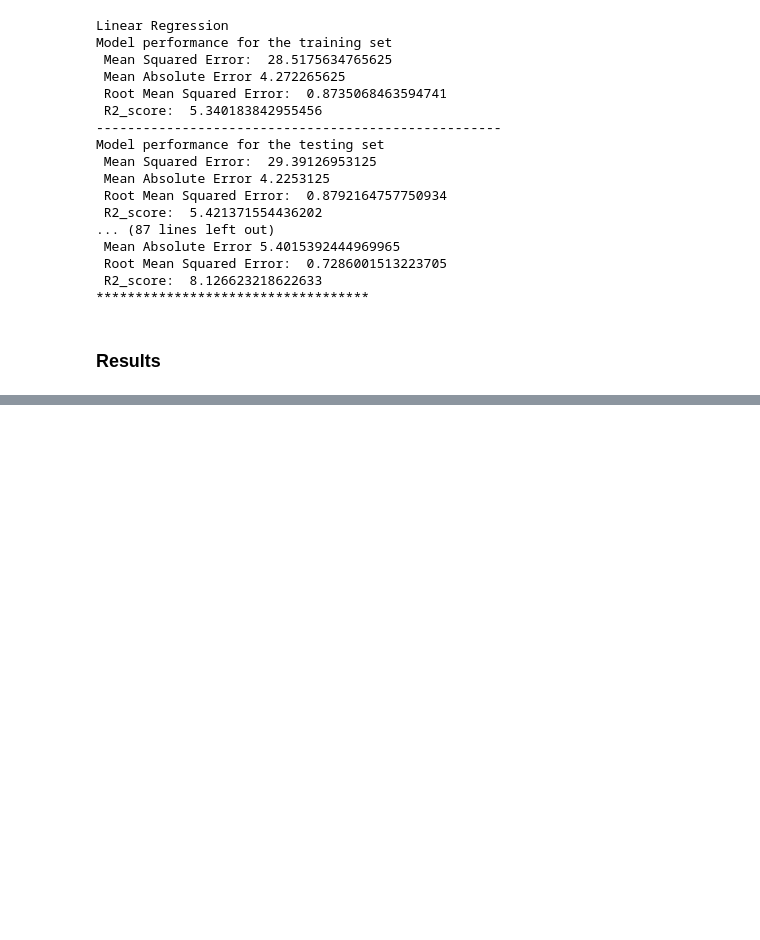
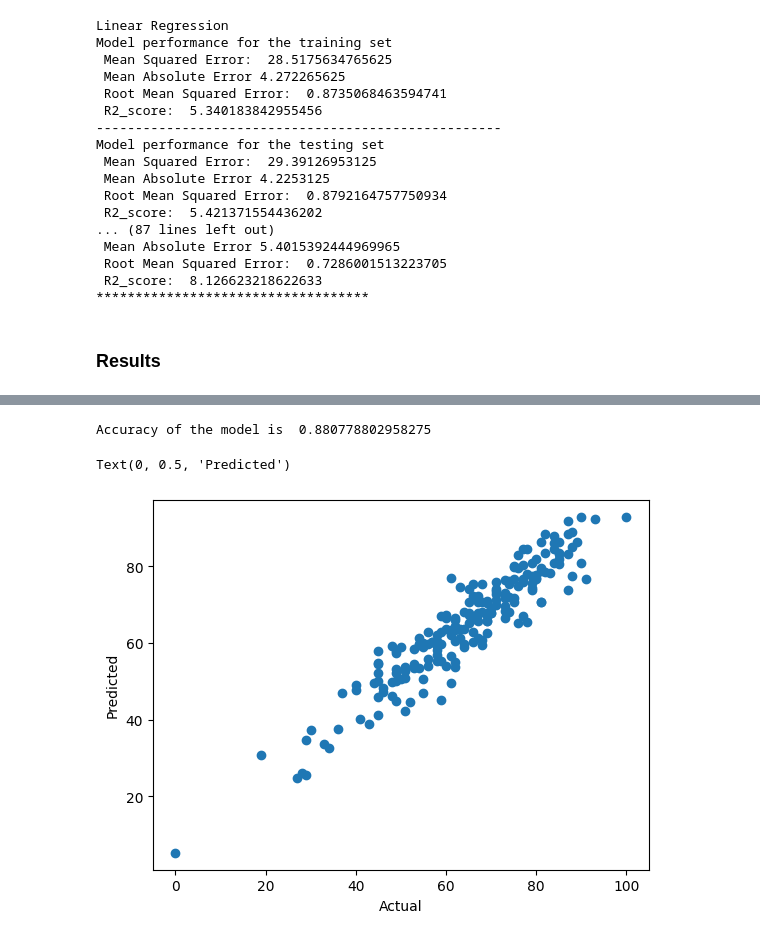
Before and after one commit to Rafe2001/MLproject_End_to_End, a Jupyter notebook: notebook/model_training.ipynb, the cells around one changed output, grey strips where cells are left out. Drawn from its saved outputs; the diff is of its cells as text; code cells hidden in the pictures; blank space fills up the shorter version.

Commit message:
Model Trainer

```diff
--- a/notebook/model_training.ipynb
+++ b/notebook/model_training.ipynb
@@ -163,0 +171,15 @@ KeyError: 'R2_score'
+# %%
+svm_model = SVR(kernel= 'linear')
+svm_model.fit(X_train, y_train)
+y_pred = svm_model.predict(X_test)
+score = r2_score(y_test, y_pred)
+print("Accuracy of the model is ",score)
+# %% [output]
+Accuracy of the model is  0.880778802958275
+# %%
+plt.scatter(y_test,y_pred)
+plt.xlabel('Actual')
+plt.ylabel('Predicted')
+# %% [output]
+Text(0, 0.5, 'Predicted')
+[figure, added]
```
Also changed, not shown: parts of 3 cells of this notebook.
